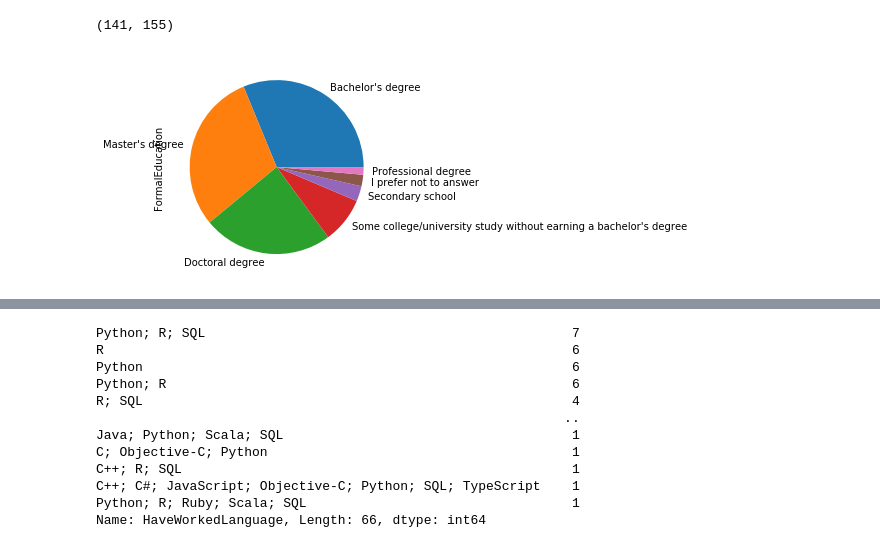
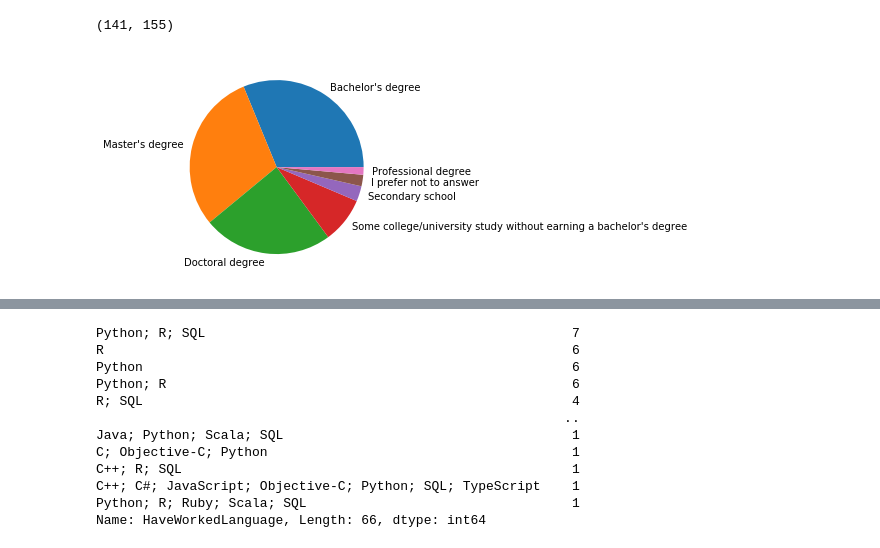
Before and after one commit to celdredge/Project_1_Write_A_Data_Science_Blog_Post, a Jupyter notebook: Stack Overflow Data Analysis.ipynb, the cells around one changed output, grey strips where cells are left out. Saved outputs shown, nothing was run; the diff lists cells and outputs as text; code cells hidden in the pictures.

```diff
--- a/Stack Overflow Data Analysis.ipynb
+++ b/Stack Overflow Data Analysis.ipynb
@@ -85,5 +81,6 @@ ds_df.shape
 (141, 155)
 # %%
 ds_df.FormalEducation.value_counts().plot(kind='pie');
+plt.ylabel("");
 # %% [output]
-[figure, old version]
+[figure, new version]
```
Also changed, not shown: parts of 27 cells of this notebook.
